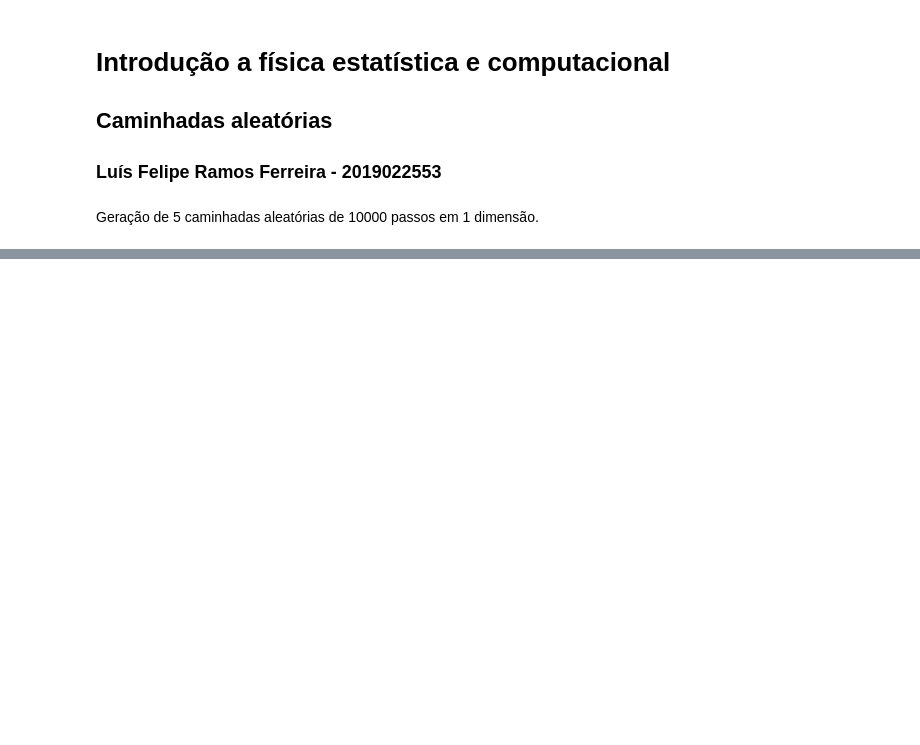
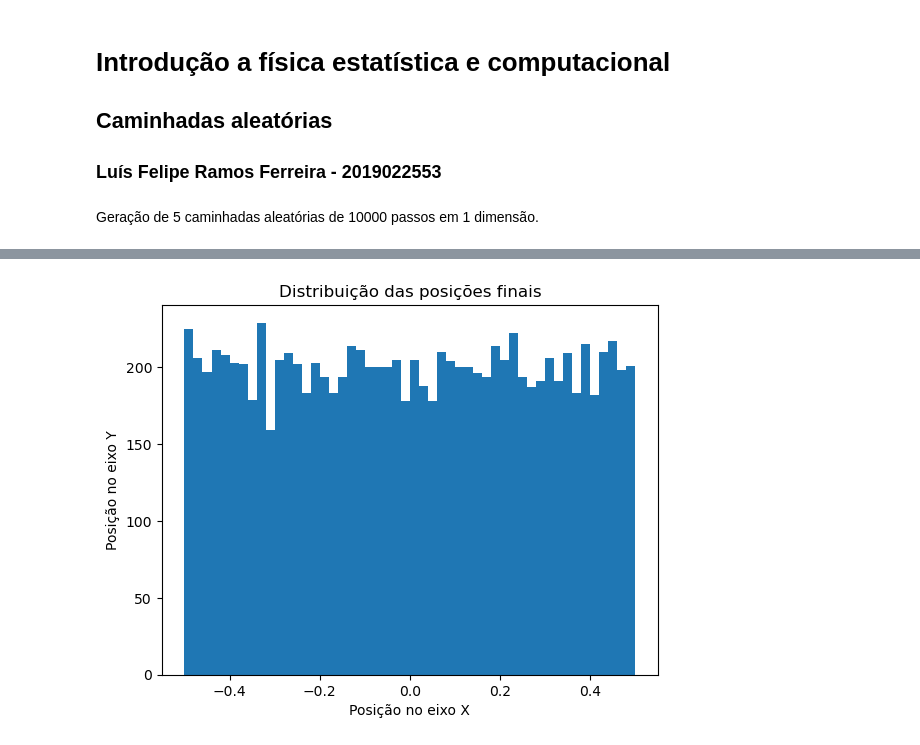
Before and after one commit to lframosferreira/fisica-estatistica-computacional, a Jupyter notebook: caminhadas_aleatorias/main.ipynb, the cells around one changed output, grey strips where cells are left out. Drawn from its saved outputs; the diff is of its cells as text; code cells hidden in the pictures; blank space fills up the shorter version.

Commit message:
plot hist

```diff
--- a/caminhadas_aleatorias/main.ipynb
+++ b/caminhadas_aleatorias/main.ipynb
@@ -109,21 +109,24 @@ plt.show()
 # %%
 def plot_last_positions_hist(
     amount_of_walks: np.int32,
     number_of_walks: np.int32,
     number_of_bins: np.int32 = 50,
     show: bool = False,
 ) -> None:
     last_positions: npt.NDArray[np.float64] = np.zeros(
         shape=(amount_of_walks, 1), dtype=np.float64
     )
     for i in np.arange(10_000):
         last_position: npt.NDArray[np.float64] = generate_random_walk(
-            number_of_walks=number_of_walks, dimensions=2
+            number_of_walks=number_of_walks, dimensions=1
         )[-1]
         last_positions[i] = last_position
-    plt.scatter(last_positions[:, 0], last_positions[:, 1], s=0.3)
+    plt.hist(last_positions, bins=50)
     plt.title("Distribuição das posições finais")
     plt.xlabel("Posição no eixo X")
     plt.ylabel("Posição no eixo Y")
     if show:
         plt.show()
+plot_last_positions_hist(amount_of_walks=10_000, number_of_walks=1, show=True)
+# %% [output]
+[figure, added]
```
Also changed, not shown: parts of 5 cells of this notebook, 1 other file.
